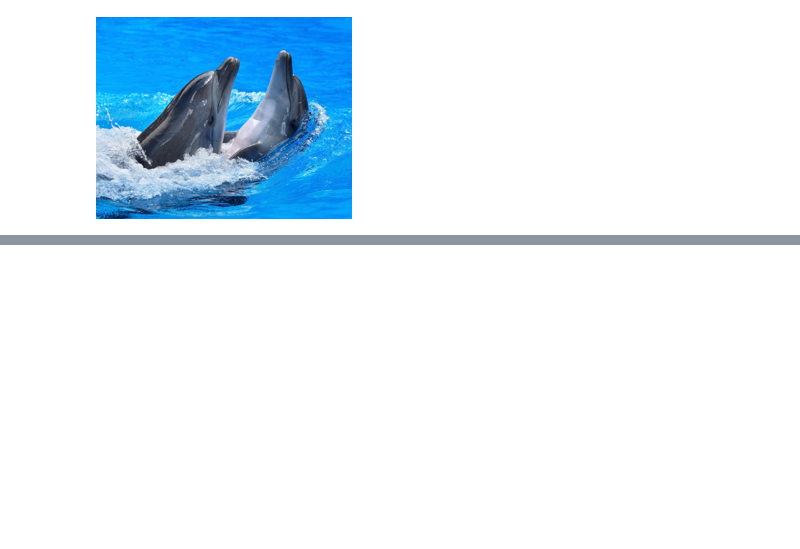
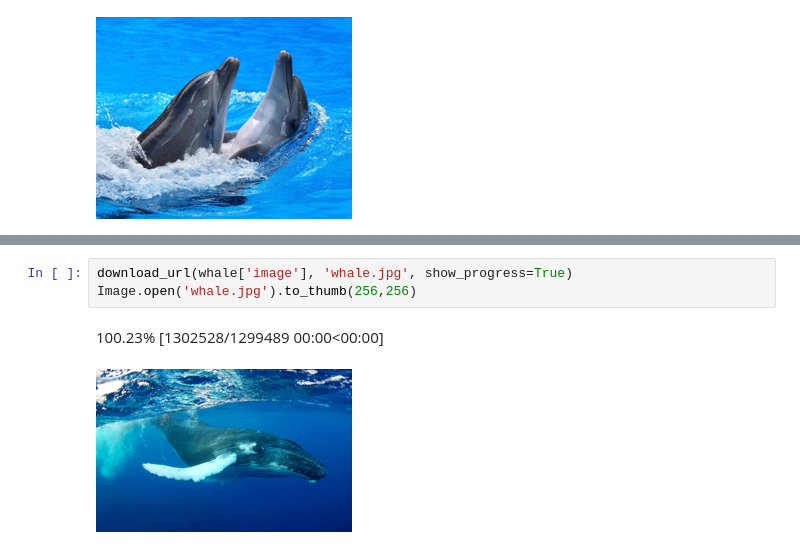
Before and after one commit to jlangson/fastai, a Jupyter notebook: lesson1-hw-dolphin-whale-shark.ipynb, the cells around one changed output, grey strips where cells are left out. Saved outputs shown, nothing was run; the diff lists cells and outputs as text; blank space fills up the shorter version.

```diff
--- a/lesson1-hw-dolphin-whale-shark.ipynb
+++ b/lesson1-hw-dolphin-whale-shark.ipynb
@@ -64,0 +70,6 @@ img.to_thumb(256,256)
+# %%
+download_url(whale['image'], 'whale.jpg', show_progress=True)
+Image.open('whale.jpg').to_thumb(256,256)
+# %% [output]
+100.23% [1302528/1299489 00:00<00:00]
+[figure, added]
```
Also changed, not shown: parts of 2 cells of this notebook.
